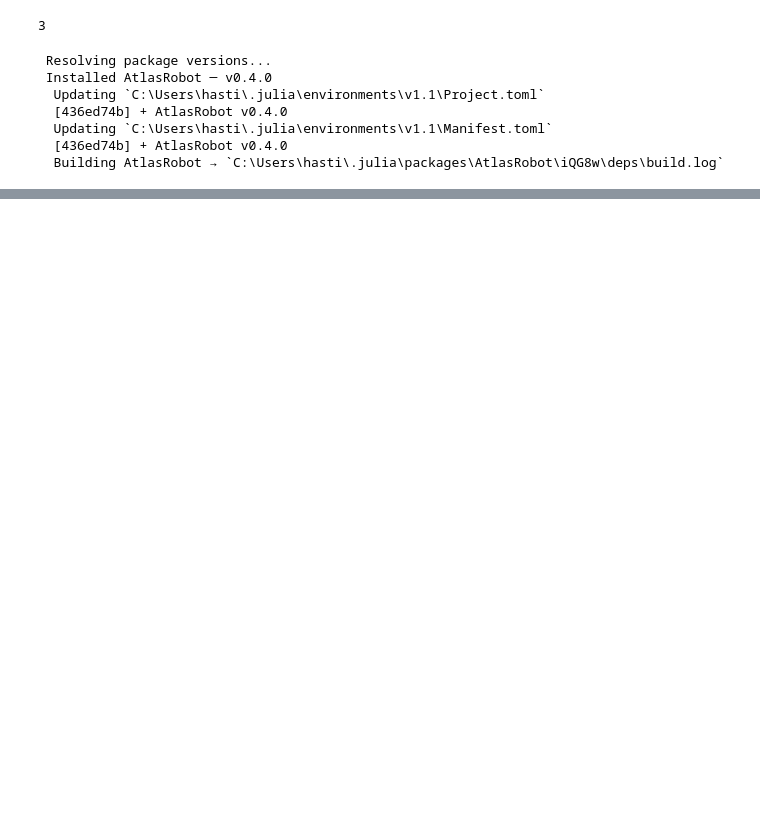
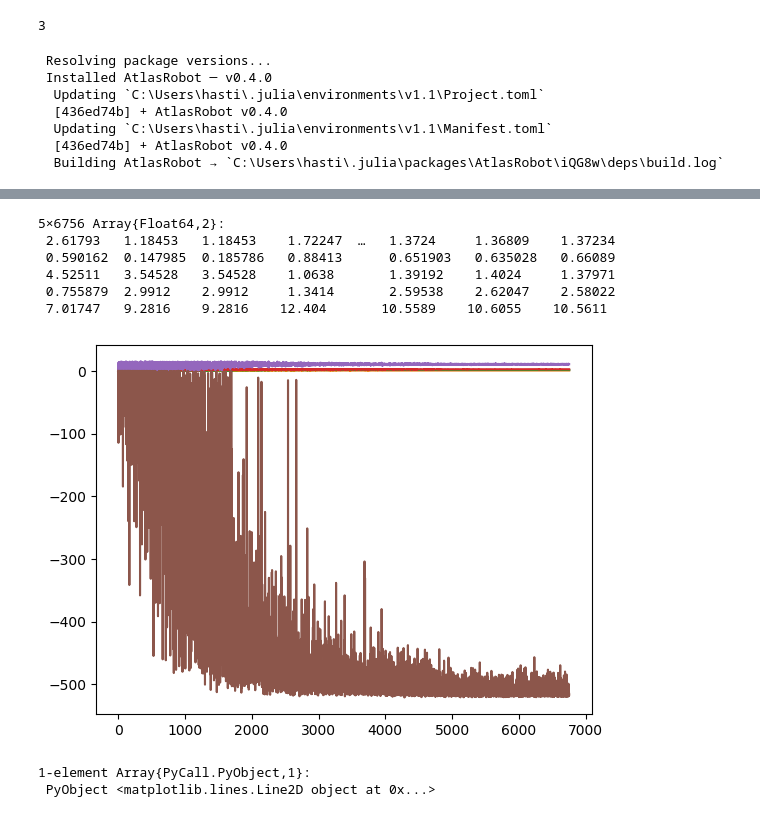
Before and after one commit to HastingsGreer/JuliaTrebuchet, a Jupyter notebook: treeeeb.ipynb, the cells around one changed output, grey strips where cells are left out. Cells and saved outputs as stored; diff of their text form; code cells hidden in the pictures; blank space fills up the shorter version.

```diff
--- a/treeeeb.ipynb
+++ b/treeeeb.ipynb
@@ -190,9 +200,14 @@ res = trebuchet_range(sqrt(2), .35, sqrt(2), sqrt(2), 10, true)
 # %%
 using BlackBoxOptim
 # %%
-best = bboptimize(;SearchRange = [(1., 5.), (0.05, .95), (0.1, 5.), (0.1, 5.), (1., 100.)], MaxTime=20,
-    Method=:xnes) do x
-    -trebuchet_range(x[1], x[2], x[3], x[4], x[5], false)
+xs = []
+scores = []
+best = bboptimize(;SearchRange = [(1., 5.), (0.05, .9), (0.1, 5.), (0.1, 5.), (.1, 15.)], MaxTime=20,
+    TraceMode=:adaptive_de_rand_1_bin, Logging=:verbose) do x
+    push!(xs, copy(x))
+    score = -trebuchet_range(x[1], x[2], x[3], x[4], x[5], false)
+    push!(scores, score)
+    score
 end
 
 t = best_candidate(best)
@@ -284,0 +317,15 @@ Pkg.add("AtlasRobot")
+# %%
+xa = hcat(xs...)
+# %% [output]
+5×6756 Array{Float64,2}:
+ 2.61793   1.18453   1.18453    1.72247  …   1.3724     1.36809    1.37234
+ 0.590162  0.147985  0.185786   0.88413      0.651903   0.635028   0.66089
+ 4.52511   3.54528   3.54528    1.0638       1.39192    1.4024     1.37971
+ 0.755879  2.9912    2.9912     1.3414       2.59538    2.62047    2.58022
+ 7.01747   9.2816    9.2816    12.404       10.5589    10.6055    10.5611
+# %%
+PyPlot.plot(xa[:, 1:end]')
+# %% [output]
+[figure, added]
+1-element Array{PyCall.PyObject,1}:
+ PyObject <matplotlib.lines.Line2D object at 0x...>
```
Also changed, not shown: parts of 13 cells of this notebook.
